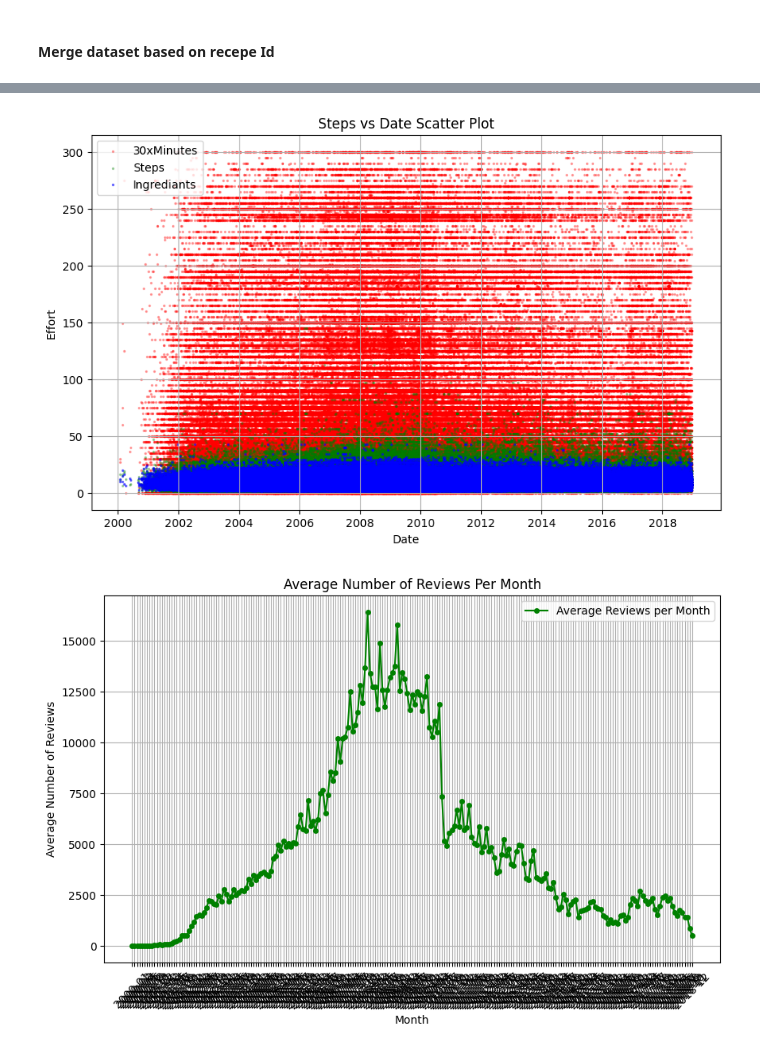
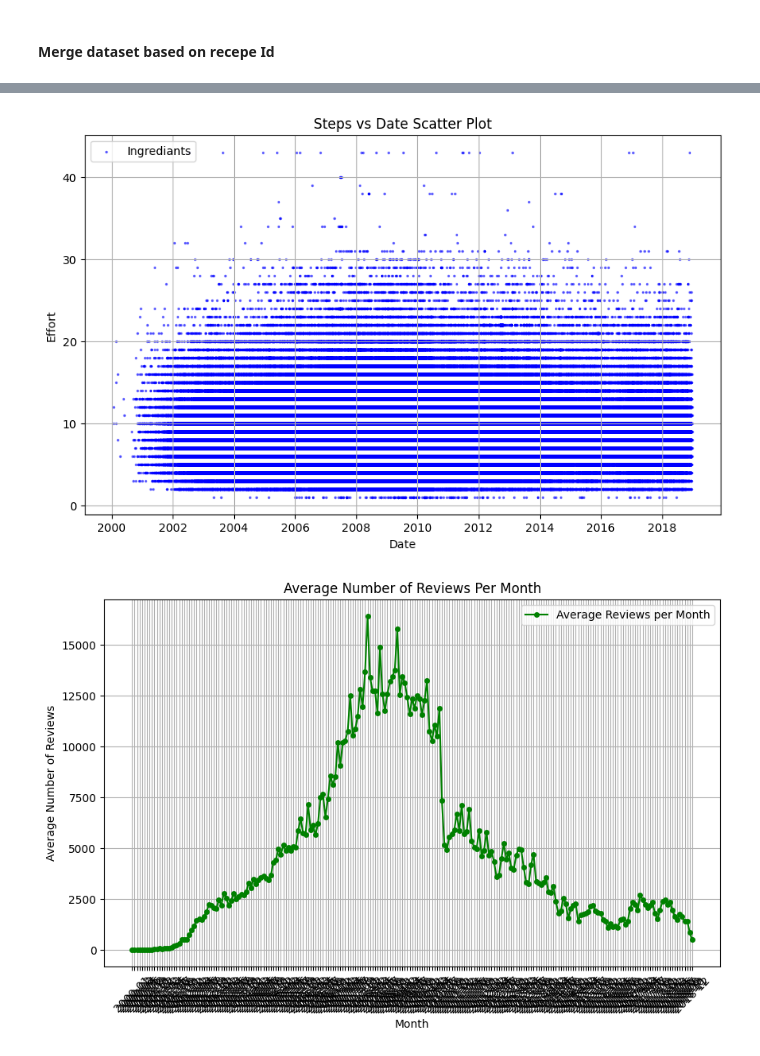
Before and after one commit to khushbunlad/PROG8431, a Jupyter notebook: GroupPresentation3.ipynb, the cells around one changed output, grey strips where cells are left out. Saved outputs shown, nothing was run; the diff lists cells and outputs as text; code cells hidden in the pictures.

Commit message:
Graph for time series

```diff
--- a/GroupPresentation3.ipynb
+++ b/GroupPresentation3.ipynb
@@ -108,8 +108,9 @@ Total Records : 231637
 # %%
 # Merge data using common field recepe Id
 merged_data = pd.merge(recepeData.data, interactionData.data, left_on='id', right_on='recipe_id')
+merged_data['n_nutrition'] = merged_data['nutrition'].apply(lambda x: len(x))
 print("Data Merged Successfully")
-merged_data.head(2)
+merged_data.head(8)
 # %% [output]
 Data Merged Successfully
 |  | name | id | minutes | contributor_id | submitted | tags | nutrition | n_steps | steps | ... |
@@ -123,0 +133,32 @@ Preperation time does not have any relation with user rateing
+# %%
+
+# Convert 'date' column to datetime
+merged_data['date'] = pd.to_datetime(merged_data['date'])
+
+# Sort values by date to ensure proper plotting
+df = merged_data.sort_values(by='date')
+
+# Calculate the average number of ingredients for each row (assuming 'ingredients' is a list)
+df['n_ingredients'] = df['ingredients'].apply(lambda x: len(x))
+
+# Calculate average number of ingredients by date
+average_ingredients_by_date = df.groupby('date')['n_ingredients'].mean()
+
+# Set the figure size
+plt.figure(figsize=(10, 6))
+
+# Scatter plot for n_nutrition vs. date
+plt.scatter(df['date'], df['n_nutrition'], color='b', label='Nutrition', alpha=0.5, s=2)
+
+# Plot the average number of ingredients over time
+plt.plot(average_ingredients_by_date.index, average_ingredients_by_date, color='r', label='Average Ingredients', linewidth=1.5)
+
+# Add labels and title
+plt.xlabel('Date')
+plt.ylabel('Nutrition / Average Ingredients')
+plt.title('Nutrition vs Average Ingredients Over Time')
+plt.grid(True)
+plt.legend()
+
+# Display the plot
+plt.show()
@@ -124,26 +167,26 @@ Preperation time does not have any relation with user rateing
 # %%
 merged_data['date'] = pd.to_datetime(merged_data['date'])
 
 # Sort values by date to ensure proper plotting
 df = merged_data.sort_values(by='date')
 df = df[df['minutes'] <= 300]
 
 plt.figure(figsize=(10, 6))
-plt.scatter(df['date'], df['minutes'], color='r', label='30xMinutes', alpha=0.3,s=2)
-plt.scatter(df['date'], df['n_steps'], color='g', label='Steps', alpha=0.3,s=2)
+# plt.scatter(df['date'], df['minutes'], color='r', label='30xMinutes', alpha=0.3,s=2)
+# plt.scatter(df['date'], df['n_steps'], color='g', label='Steps', alpha=0.3,s=2)
 plt.scatter(df['date'], df['n_ingredients'], color='b', label='Ingrediants', alpha=0.5,s=2)
 
 # Add labels and title
 plt.xlabel('Date')
 plt.ylabel('Effort')
 plt.title('Steps vs Date Scatter Plot')
 plt.grid(True)
 plt.legend()
 
 # Display the plot
 plt.show()
 # %% [output]
-[figure, old version]
+[figure, new version]
 # %%
 # Convert 'date' column to datetime format
 df['date'] = pd.to_datetime(merged_data['date'])
```
Also changed, not shown: parts of 5 cells of this notebook.
